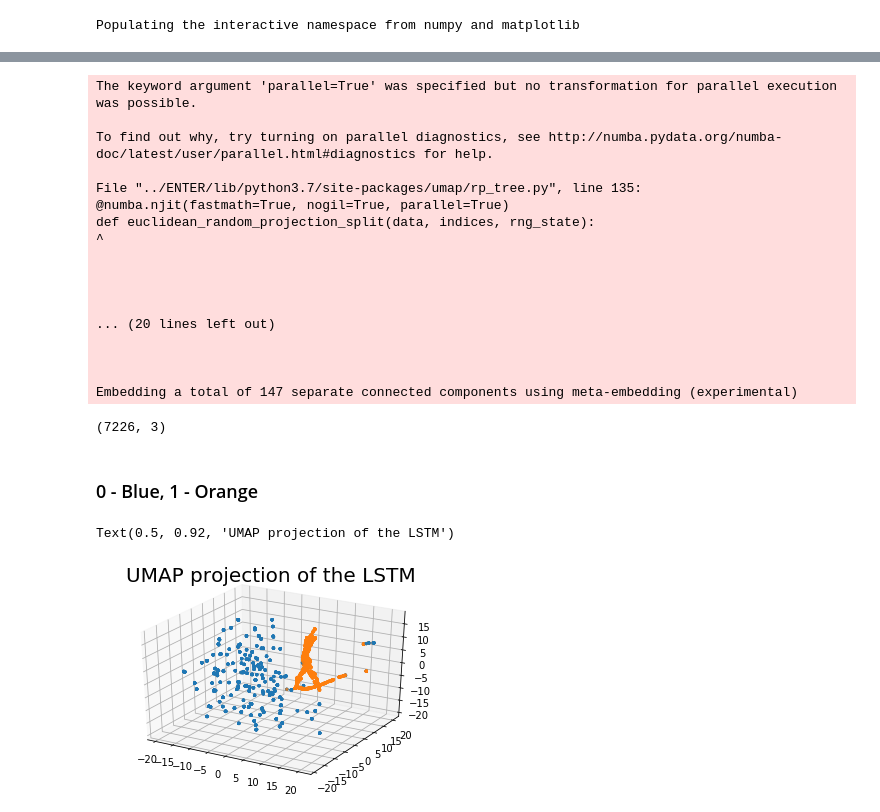
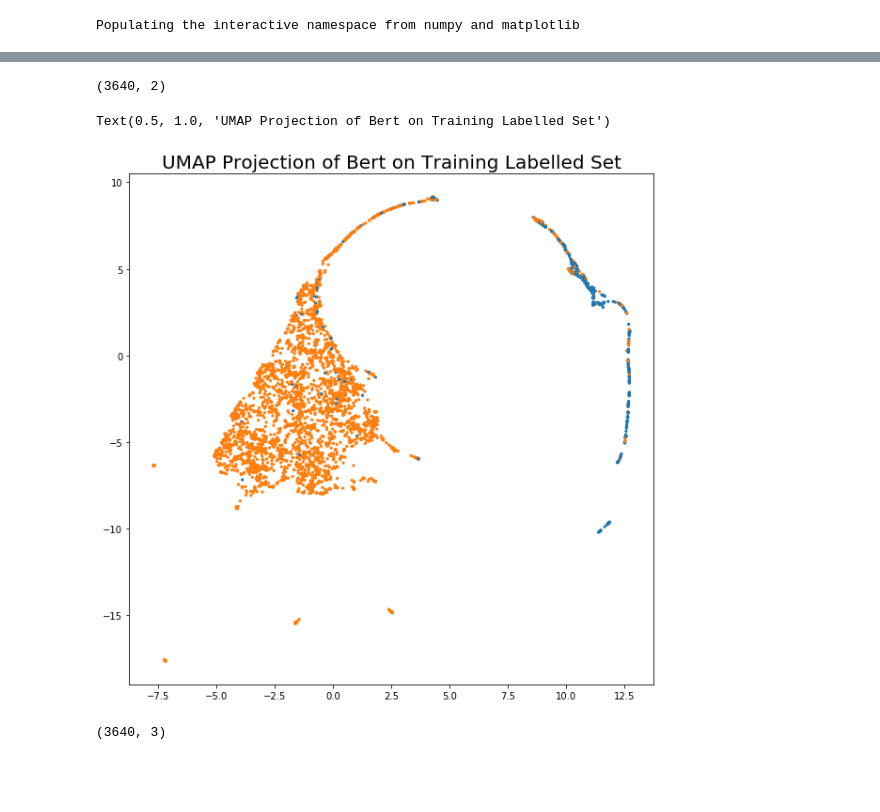
Before and after one commit to elliotgsilva/BiasedLanguageDetection, a Jupyter notebook: plot_embedding.ipynb, the cells around one changed output, grey strips where cells are left out. Drawn from its saved outputs; the diff is of its cells as text; code cells hidden in the pictures; blank space fills up the shorter version.

Commit message:
update plot_embedding

```diff
--- a/plot_embedding.ipynb
+++ b/plot_embedding.ipynb
@@ -15,7 +25,8 @@ Populating the interactive namespace from numpy and matplotlib
 # %%
 path = os.getcwd()
 #data_dir = path + '/'
-data_dir = path +'/umap/' #Uncomment for local system
+data_dir = path +'/umap' #Uncomment for local system
 
-model_folder = 'lstm_unfrozen_model/'
-model_dir = data_dir + '/' + model_folder
+model_folder = 'BERT_base'
+model_name = 'BERT'
+model_dir = data_dir + '/' + model_folder + '/'
@@ -28,34 +45,21 @@ embed_labelled = pkl.load(open(model_dir + 'embed_labelled.pickle','rb'))
 # %%
-reducer = umap.UMAP(n_components=3)
+reducer = umap.UMAP(n_components=2, metric='euclidean', random_state=42)
 embedding = reducer.fit_transform(embed_labelled)
 embedding.shape
 # %% [output]
-The keyword argument 'parallel=True' was specified but no transformation for parallel execution was possible.
-
-To find out why, try turning on parallel diagnostics, see http://numba.pydata.org/numba-doc/latest/user/parallel.html#diagnostics for help.
-
-File "../ENTER/lib/python3.7/site-packages/umap/rp_tree.py", line 135:
-@numba.njit(fastmath=True, nogil=True, parallel=True)
-def euclidean_random_projection_split(data, indices, rng_state):
-^
-
-
-
-
-... (20 lines left out)
-
-
-
-Embedding a total of 147 separate connected components using meta-embedding (experimental)
+(3640, 2)
-(7226, 3)
-# %% [markdown]
-### 0 - Blue, 1 - Orange
 # %%
-# For 3-dimension
-fig = plt.figure()
-ax = fig.add_subplot(111, projection='3d')
-ax.scatter(embedding[:,0], embedding[:,1], embedding[:,2], c=[sns.color_palette()[x] for x in labels], s=5)
-plt.title('UMAP projection of the LSTM', fontsize=20)
+# For 2-dimesion
+fig = plt.figure(figsize=(10,10))
+ax = fig.add_subplot(111)
+ax.scatter(embedding[:,0], embedding[:,1], c=[sns.color_palette()[x] for x in labels], s=5)
+plt.title('UMAP Projection of '+model_name+ ' on Training Labelled Set', fontsize=20)
 # %% [output]
-Text(0.5, 0.92, 'UMAP projection of the LSTM')
+Text(0.5, 1.0, 'UMAP Projection of Bert on Training Labelled Set')
-[figure, old version]
+[figure, new version]
+# %%
+reducer3d = umap.UMAP(n_components=3, metric='euclidean', random_state=42)
+embedding3d = reducer3d.fit_transform(embed_labelled)
+embedding3d.shape
+# %% [output]
+(3640, 3)
```
Also changed, not shown: parts of 10 cells of this notebook, 3 other files.
